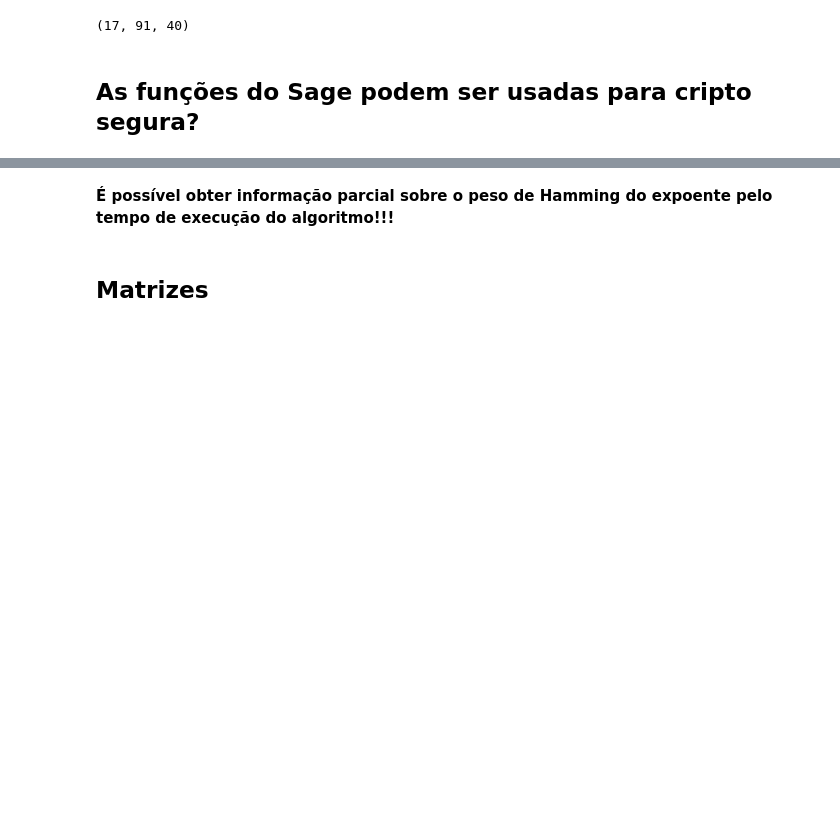
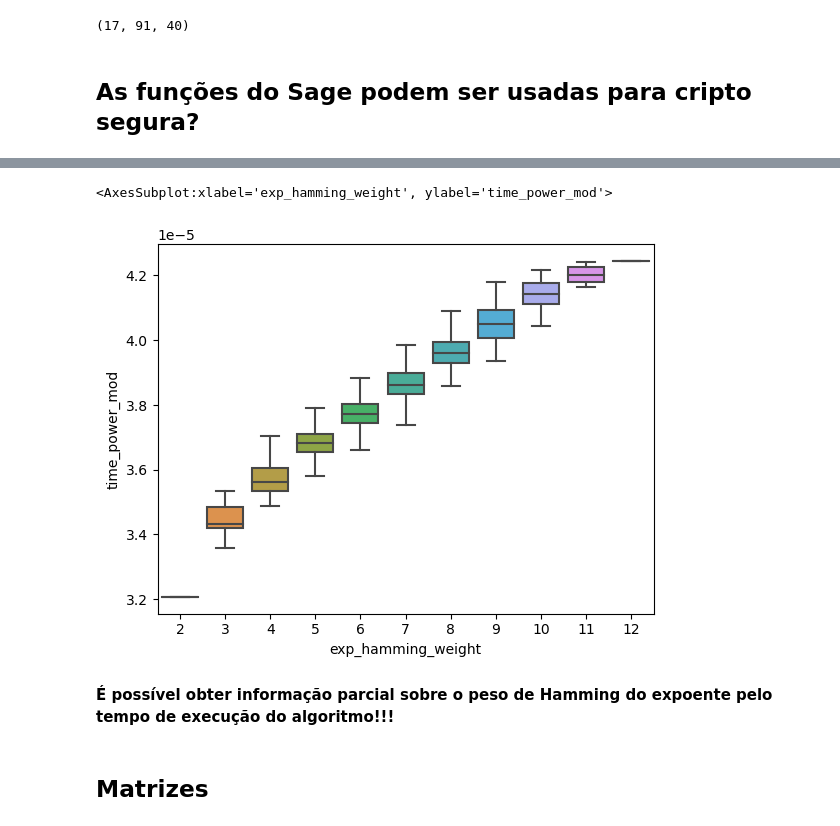
Before and after one commit to thalespaiva/monitoria-cripto, a Jupyter notebook: aula-python-sage.ipynb, the cells around one changed output, grey strips where cells are left out. Saved outputs shown, nothing was run; the diff lists cells and outputs as text; code cells hidden in the pictures; blank space fills up the shorter version.

```diff
--- a/aula-python-sage.ipynb
+++ b/aula-python-sage.ipynb
@@ -464,6 +464,37 @@ df.plot.scatter(x='n', y='time_power_mod', label='Usando power_mod', c='red', s=
+# %%
+def compare_modular_exponentiation_efficiency_larg_exp(a=6000, b=7000):
+
+    data = {
+        'n': [],
+        'p': [],
+        'exponent': [],
+        'time_power_mod': [],
+    }
+#     n = 203123
+#     p = random_prime(max_int)
+    for exponent in range(a, b):
+        n = randint(2, 10000)
+        p = random_prime(10000)
+
+        def compute_with_power_mod():
+            v = power_mod(n, exponent, p)
+
+        time_power_mod = timeit.timeit(compute_with_power_mod, number=10)
+
+        data['n'].append(n)
+        data['p'].append(p)
+        data['exponent'].append(exponent)
+        data['time_power_mod'].append(time_power_mod)
+
+
+    return data
+
+data_large = compare_modular_exponentiation_efficiency_larg_exp()
 # %%
+df_large_exp = pd.DataFrame.from_dict(data_large)
+
 def hamming_weight(x):
     return bin(x)[2:].count('1')
 
-df['exp_hamming_weight'] = df.exponent.apply(hamming_weight, 1)
+df_large_exp['exp_hamming_weight'] = df_large_exp.exponent.apply(hamming_weight, 1)
 # %%
@@ -494,3 +520,9 @@ df.plot.scatter(x='exp_hamming_weight', y='time_power_mod', label='Usando power_
+# %%
+import seaborn as sns
+sns.boxplot(data=df_large_exp, x='exp_hamming_weight', y='time_power_mod', showfliers=False)
+# %% [output]
+<AxesSubplot:xlabel='exp_hamming_weight', ylabel='time_power_mod'>
+[figure, added]
 # %% [markdown]
 **É possível obter informação parcial sobre o peso de Hamming do expoente pelo tempo de execução do algoritmo!!!**
 # %% [markdown]
```
Also changed, not shown: parts of 6 cells of this notebook.
